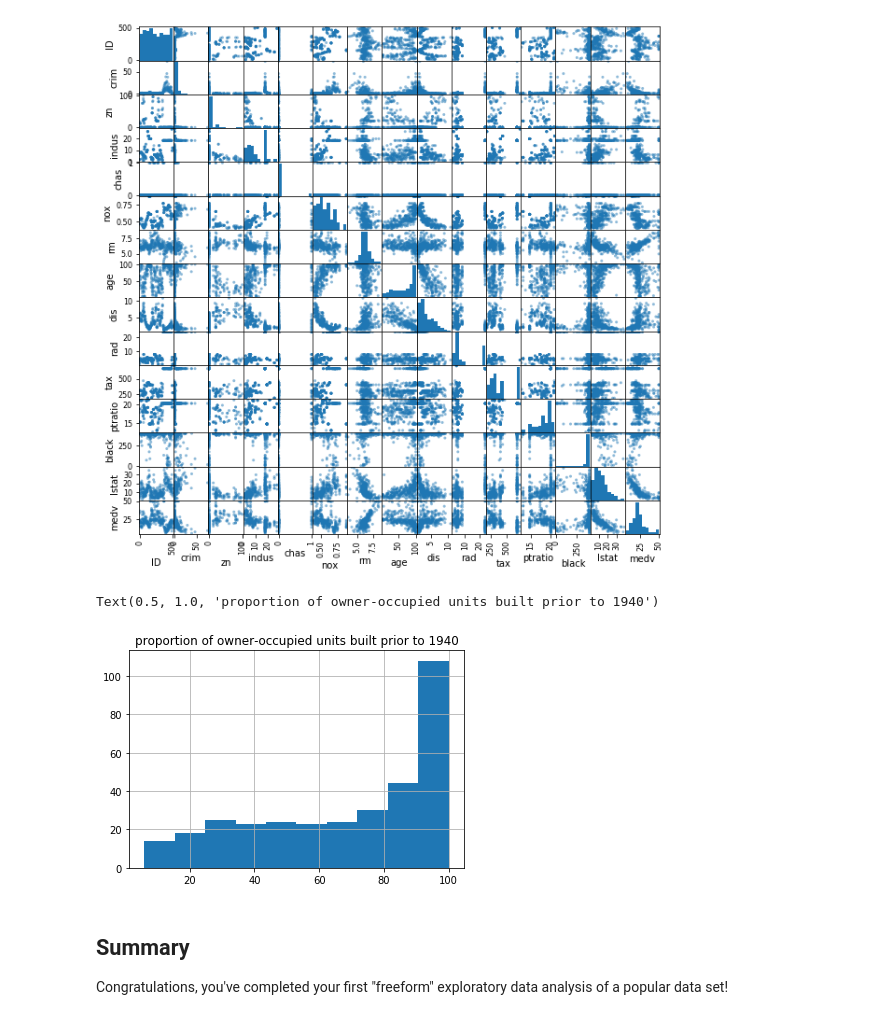
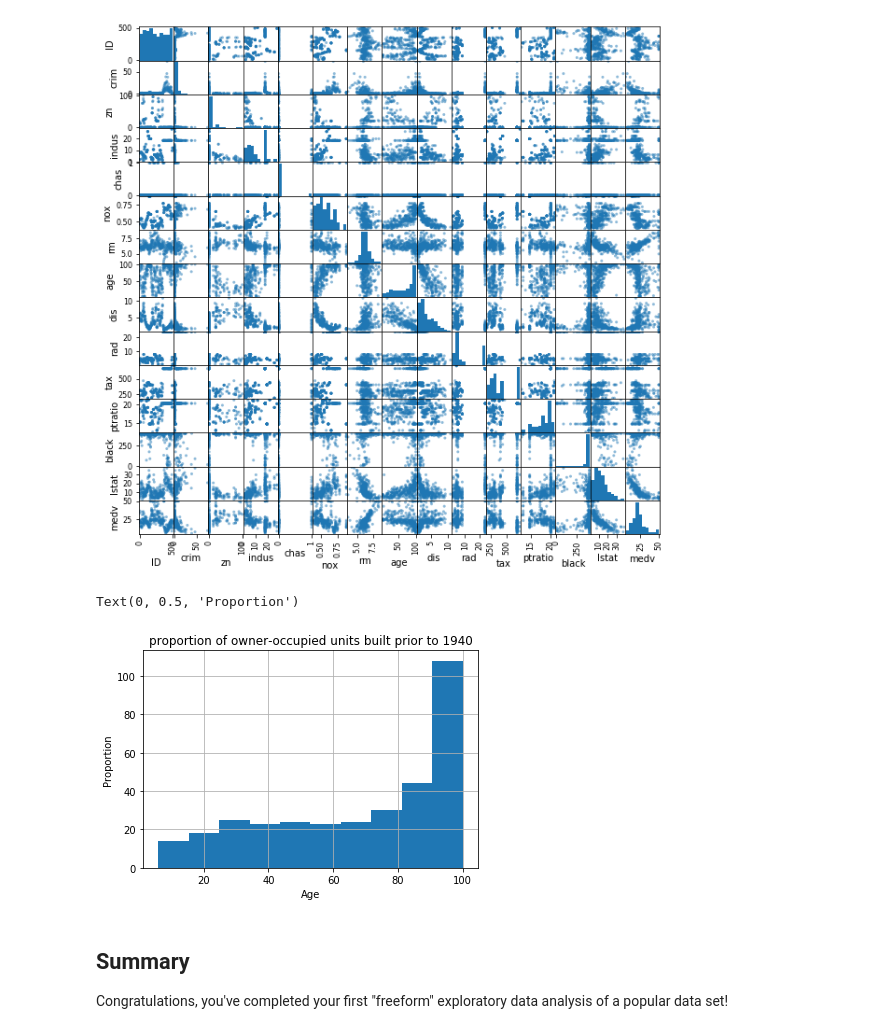
Before and after one commit to Rimab55/dsc-1-03-16-eda-with-pandas-using-the-boston-housing-data-lab-nyc-ds-career-012819, a Jupyter notebook: index.ipynb, the cells around one changed output. Saved outputs shown, nothing was run; the diff lists cells and outputs as text; code cells hidden in the pictures.

```diff
--- a/index.ipynb
+++ b/index.ipynb
@@ -112,11 +112,11 @@ import seaborn as sns
 # %%
 df.age.hist();
 plt.title('proportion of owner-occupied units built prior to 1940')
 plt.xlabel('Age')
-plt.ylabel
+plt.ylabel('Proportion')
 # %% [output]
-Text(0.5, 1.0, 'proportion of owner-occupied units built prior to 1940')
+Text(0, 0.5, 'Proportion')
-[figure, old version]
+[figure, new version]
 # %% [markdown]
 ## Summary
 
```
